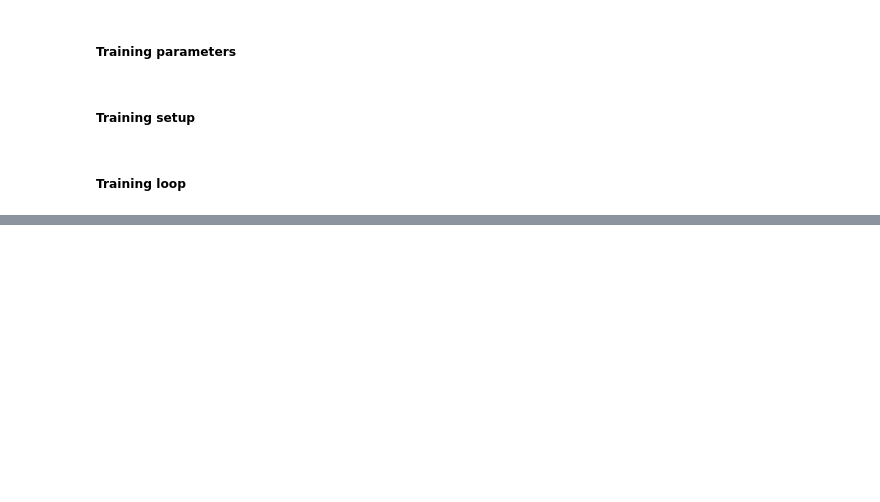
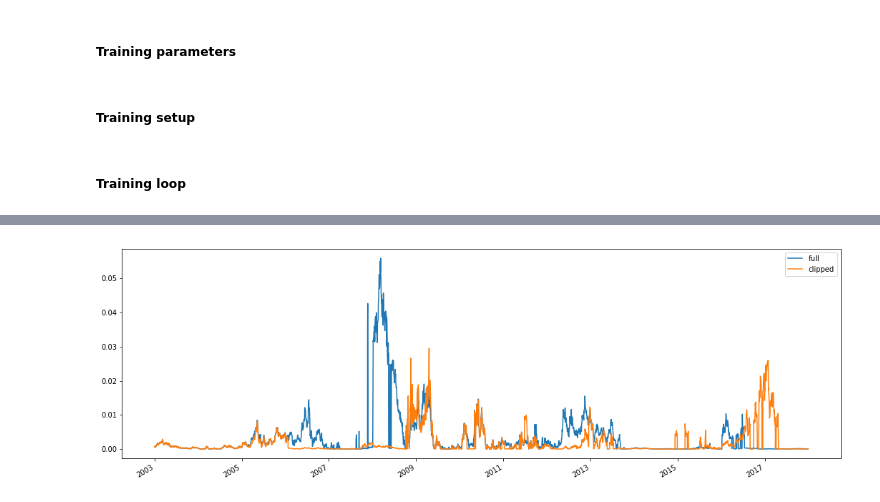
Before and after one commit to kowaalczyk/quant-invest, a Jupyter notebook: LSTM.ipynb, the cells around one changed output, grey strips where cells are left out. Saved outputs shown, nothing was run; the diff lists cells and outputs as text; code cells hidden in the pictures; blank space fills up the shorter version.

```diff
--- a/LSTM.ipynb
+++ b/LSTM.ipynb
@@ -118,0 +293,7 @@ KeyboardInterrupt:
+# %%
+ax = base_full['test_performances'].var(axis=1).rename("full").plot(figsize=(18,6))
+base_clipped['test_performances'].var(axis=1).rename("clipped").plot(ax=ax)
+plt.legend()
+plt.show()
+# %% [output]
+[figure, added]
```
Also changed, not shown: parts of 40 cells of this notebook, 5 other files.
